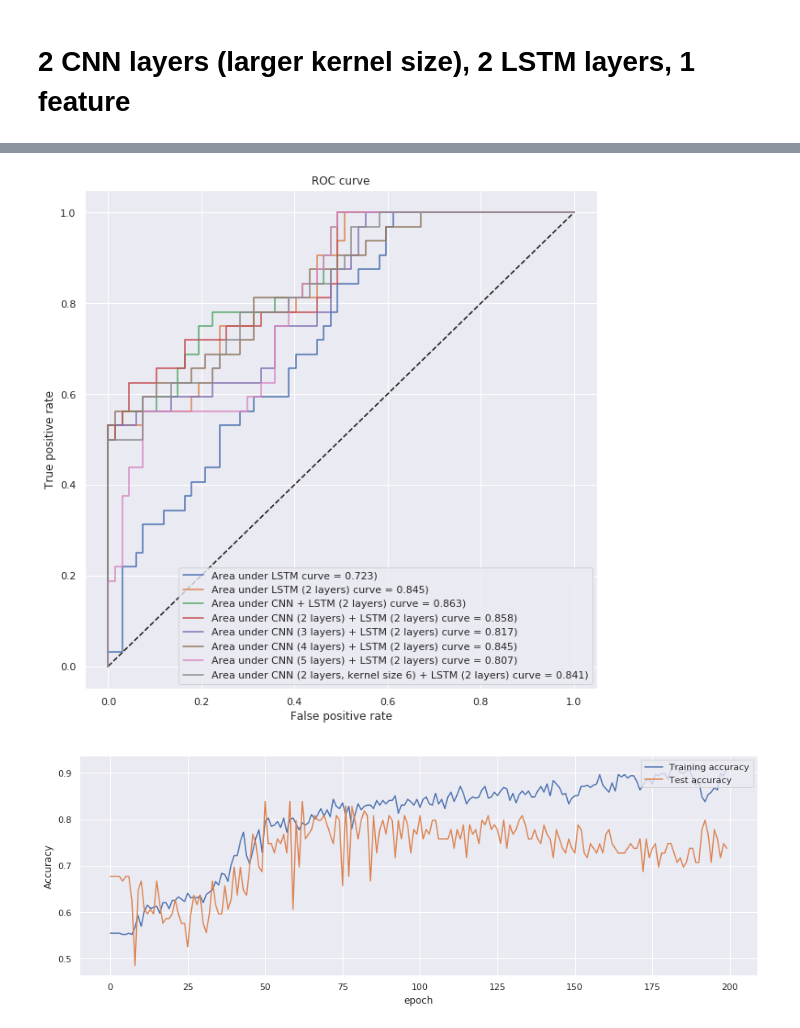
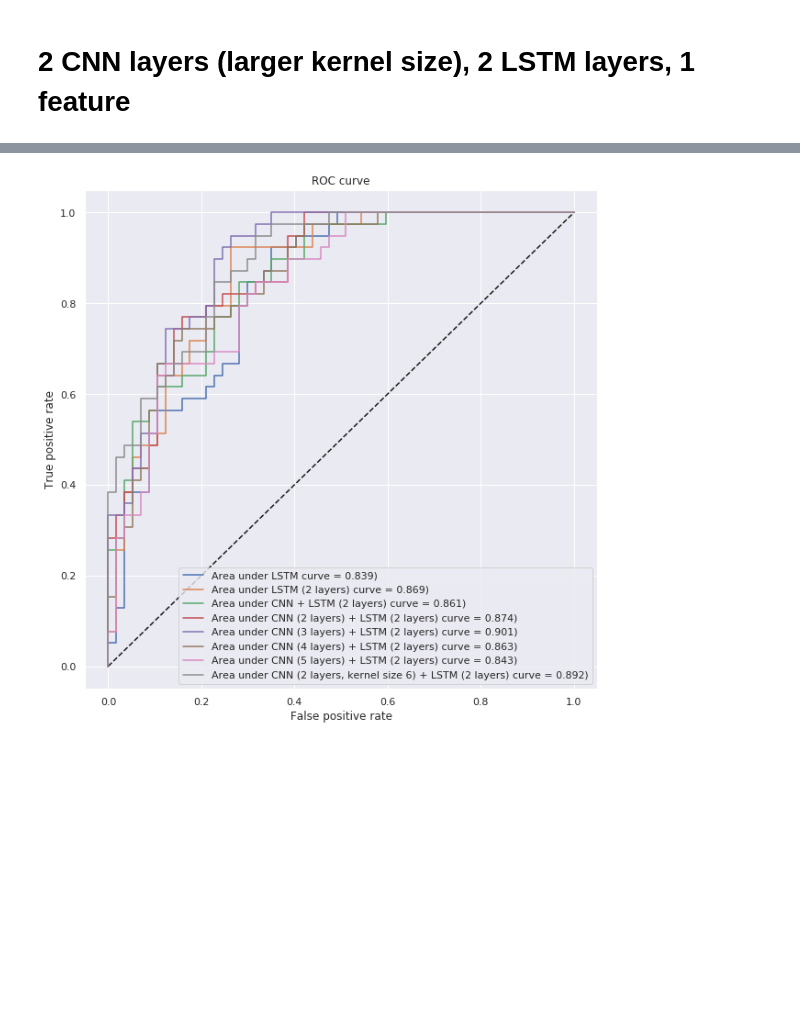
Before and after one commit to rakesh-yadav/ML_GeoDynamo, a Jupyter notebook: Reversal_Classification_LSTM+CNN.ipynb, the cells around one changed output, grey strips where cells are left out. Saved outputs shown, nothing was run; the diff lists cells and outputs as text; code cells hidden in the pictures; blank space fills up the shorter version.

```diff
--- a/Reversal_Classification_LSTM+CNN.ipynb
+++ b/Reversal_Classification_LSTM+CNN.ipynb
@@ -319,7 +322,7 @@ from sklearn.model_selection import train_test_split
 # padding size (in no. of points) of the analysis window around the equator crossings
 pad_size = 1000
 std_thres = 0.3 # North hemi has about 0 to 1 normalized latitude range
-lat_thres = 0.1 # latitude belt around equator cnsidered as 'equator'
+lat_thres = 0.05 # latitude belt around equator cnsidered as 'equator'
 smooth = True
 
 increase_res, factor = True, 2
@@ -1158,6 +1317,17 @@ Epoch 200/200
 # %% [markdown]
 # 2 CNN layers (larger kernel size), 2 LSTM layers, 1 feature
 # %%
+from keras.models import Sequential
+from keras.layers import Dense
+from keras.layers import LSTM
+from keras.layers import Dropout
+
+from keras.layers.convolutional import Conv1D
+from keras.layers.convolutional import MaxPooling1D
+from keras.layers import Flatten
+
+
+load_model = True
 
 X_train = X_TRAIN[:,0,:].reshape((X_TRAIN.shape[0], X_TRAIN.shape[2], 1))
 print('Input training data shape:', X_train.shape)
@@ -1173,38 +1343,50 @@ filters = 8
 model8 = Sequential()
 
 # conv layer 1
-model8.add(Conv1D(filters=filters, kernel_size=6, padding='same',
+model8.add(Conv1D(filters=filters, kernel_size=9, padding='same',
                   activation='relu',
                   input_shape=(X_train.shape[1],X_train.shape[2])))
 model8.add(MaxPooling1D(pool_size=2)) #reduced data size
 
 # conv layer 2
-model8.add(Conv1D(filters=filters, kernel_size=6, padding='same',
+model8.add(Conv1D(filters=filters, kernel_size=9, padding='same',
                   activation='relu'))
 model8.add(MaxPooling1D(pool_size=2)) #reduced data size
 
-
-# LSTM layers
-model8.add(LSTM(100, return_sequences=True))
-model8.add(Dropout(0.2))
-model8.add(LSTM(20))
+#LSTM layer(s)
+units1, units2 = 100, 20
+model8.add(LSTM(units1, return_sequences=True))
+model8.add(Dropout(0.2)) # should help in avoiding overfitting
+model8.add(LSTM(units2))
 
 #output layer
 model8.add(Dense(1, activation='sigmoid'))
 
 print(model8.summary())
 
-model8.compile(loss='binary_crossentropy',
-               optimizer='adam',
-               metrics=['accuracy']
-              )
+# load best model if demanded and is present
+if load_model==True & len(glob.glob('CNN_2Layer_largerKernel_LSTM_2Layer_*.best.hdf5'))!=0:
+    # load the best checkpoint weights
+    model8.load_weights(glob.glob('CNN_2Layer_largerKernel_LSTM_2Layer_*.best.hdf5')[0])
+    # Compile model (required to make predictions)
+    model8.compile(loss='binary_crossentropy', optimizer='adam', metrics=['accuracy'])
+    print('********Pre-existing best model was loaded*******')
+else:
+    print('********No Weights file present. EXITING*******')
+    print('-----------------------------------------------')
+    print('**************Fitting new model************')
 
-
-history8 = model8.fit(X_train, y_train,
-                      epochs=epochs,
-                      batch_size=batch_size,
-                      validation_data=(X_test, y_test)
-                     )
+    # checkpoint the best model
+    file='CNN_2Layer_largerKernel_LSTM_2Layer_{}Units+{}Units.best.hdf5'.format(units1, units2)
+    checkpoint = ModelCheckpoint(file, monitor='val_acc', verbose=1, save_best_only=True, mode='max')
+    callbacks_list = [checkpoint]
+    model8.compile(loss='binary_crossentropy', optimizer='adam', metrics=['accuracy'])
+    history8=model8.fit(X_train, y_train,
+                        epochs=epochs,
+                        batch_size=batch_size,
+                        validation_data=(X_test, y_test),
+                        callbacks=callbacks_list
+                        )
 
 
 # ------------get ROC curve for the model
@@ -1227,13 +1409,15 @@ plt.ylabel('True positive rate')
 plt.title('ROC curve')
 plt.legend(loc='best')
 
-# accuracy history
-fig, ax = plt.subplots(figsize=(15,5))
-plt.plot(history8.history['acc'], label='Training accuracy')
-plt.plot(history8.history['val_acc'], label='Test accuracy')
-plt.ylabel('Accuracy')
-plt.xlabel('epoch')
-plt.legend(loc='upper right')
+
+if load_model==False:
+    # accuracy history
+    fig, ax = plt.subplots(figsize=(15,5))
+    plt.plot(history8.history['acc'], label='Training accuracy')
+    plt.plot(history8.history['val_acc'], label='Test accuracy')
+    plt.ylabel('Accuracy')
+    plt.xlabel('epoch')
+    plt.legend(loc='upper right')
 
 
 
@@ -1259,3 +1443,2 @@ Epoch 200/200
-[figure, old version]
+[figure, new version]
-[figure, removed]
 # %% [markdown]
```
Also changed, not shown: parts of 16 cells of this notebook.
